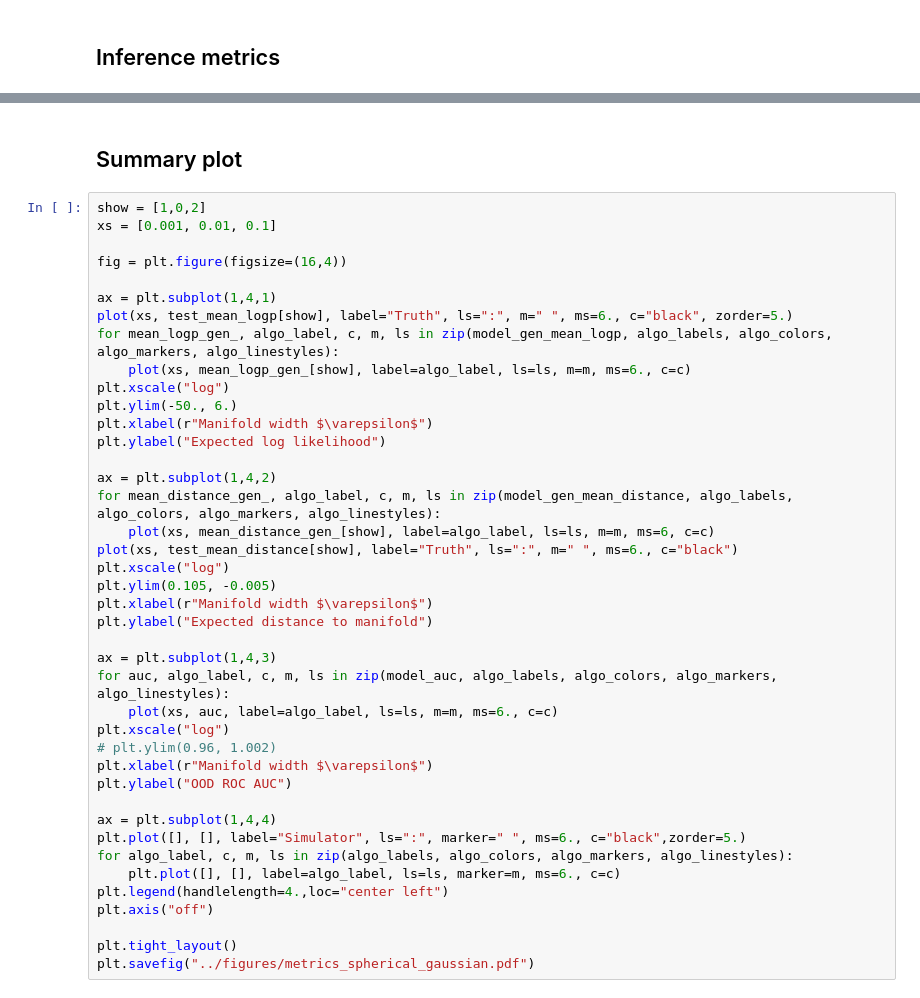
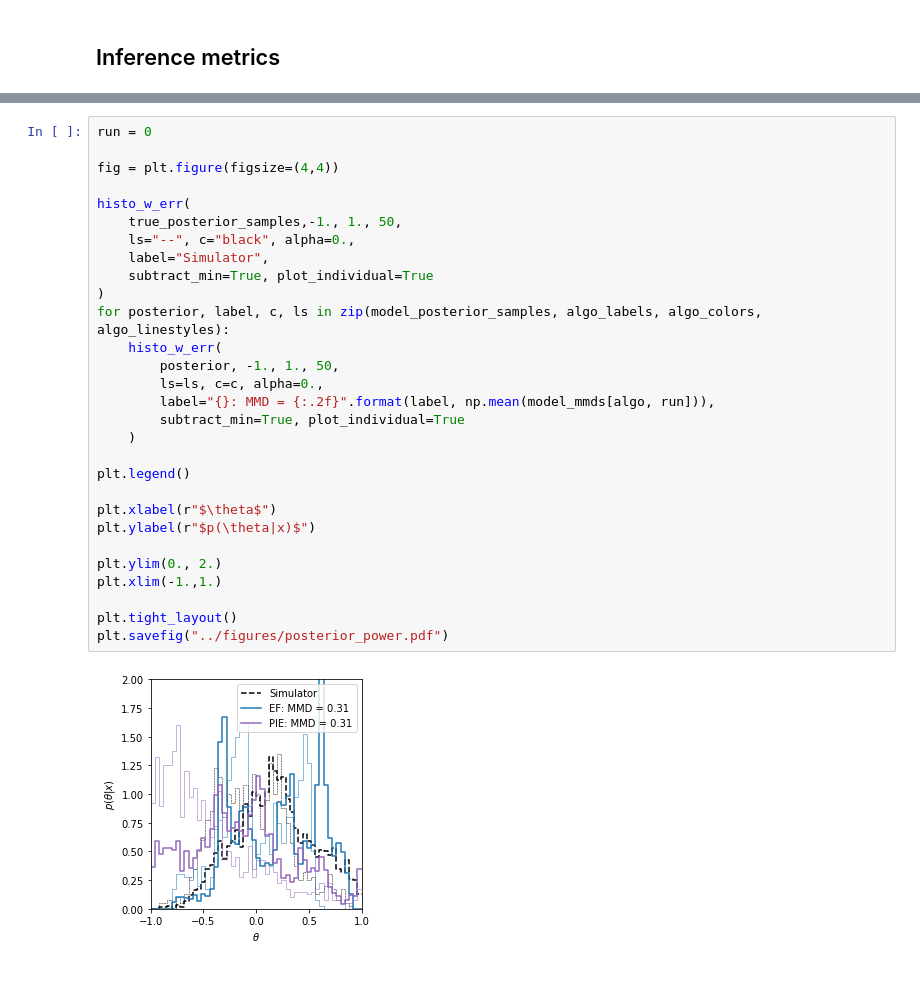
Before and after one commit to johannbrehmer/manifold-flow, a Jupyter notebook: experiments/notebooks/plot_power_results.ipynb, the cells around one changed output, grey strips where cells are left out. Drawn from its saved outputs; the diff is of its cells as text.

```diff
--- a/experiments/notebooks/plot_power_results.ipynb
+++ b/experiments/notebooks/plot_power_results.ipynb
@@ -530,43 +535,31 @@ plt.savefig("../figures/test_observed_likelihood_maps_power.pdf")
-# %% [markdown]
-## Summary plot
-# %%
-show = [1,0,2]
-xs = [0.001, 0.01, 0.1]
-
-fig = plt.figure(figsize=(16,4))
-
-ax = plt.subplot(1,4,1)
-plot(xs, test_mean_logp[show], label="Truth", ls=":", m=" ", ms=6., c="black", zorder=5.)
-for mean_logp_gen_, algo_label, c, m, ls in zip(model_gen_mean_logp, algo_labels, algo_colors, algo_markers, algo_linestyles):
-    plot(xs, mean_logp_gen_[show], label=algo_label, ls=ls, m=m, ms=6., c=c)
-plt.xscale("log")
-plt.ylim(-50., 6.)
-plt.xlabel(r"Manifold width $\varepsilon$")
-plt.ylabel("Expected log likelihood")
-
-ax = plt.subplot(1,4,2)
-for mean_distance_gen_, algo_label, c, m, ls in zip(model_gen_mean_distance, algo_labels, algo_colors, algo_markers, algo_linestyles):
-    plot(xs, mean_distance_gen_[show], label=algo_label, ls=ls, m=m, ms=6, c=c)
-plot(xs, test_mean_distance[show], label="Truth", ls=":", m=" ", ms=6., c="black")
-plt.xscale("log")
-plt.ylim(0.105, -0.005)
-plt.xlabel(r"Manifold width $\varepsilon$")
-plt.ylabel("Expected distance to manifold")
-
-ax = plt.subplot(1,4,3)
-for auc, algo_label, c, m, ls in zip(model_auc, algo_labels, algo_colors, algo_markers, algo_linestyles):
-    plot(xs, auc, label=algo_label, ls=ls, m=m, ms=6., c=c)
-plt.xscale("log")
-# plt.ylim(0.96, 1.002)
-plt.xlabel(r"Manifold width $\varepsilon$")
-plt.ylabel("OOD ROC AUC")
-
-ax = plt.subplot(1,4,4)
-plt.plot([], [], label="Simulator", ls=":", marker=" ", ms=6., c="black",zorder=5.)
-for algo_label, c, m, ls in zip(algo_labels, algo_colors, algo_markers, algo_linestyles):
-    plt.plot([], [], label=algo_label, ls=ls, marker=m, ms=6., c=c)
-plt.legend(handlelength=4.,loc="center left")
-plt.axis("off")
-
-plt.tight_layout()
-plt.savefig("../figures/metrics_spherical_gaussian.pdf")
+# %%
+run = 0
+
+fig = plt.figure(figsize=(4,4))
+
+histo_w_err(
+    true_posterior_samples,-1., 1., 50,
+    ls="--", c="black", alpha=0.,
+    label="Simulator",
+    subtract_min=True, plot_individual=True
+)
+for posterior, label, c, ls in zip(model_posterior_samples, algo_labels, algo_colors, algo_linestyles):
+    histo_w_err(
+        posterior, -1., 1., 50,
+        ls=ls, c=c, alpha=0.,
+        label="{}: MMD = {:.2f}".format(label, np.mean(model_mmds[algo, run])),
+        subtract_min=True, plot_individual=True
+    )
+
+plt.legend()
+
+plt.xlabel(r"$\theta$")
+plt.ylabel(r"$p(\theta|x)$")
+
+plt.ylim(0., 2.)
+plt.xlim(-1.,1.)
+
+plt.tight_layout()
+plt.savefig("../figures/posterior_power.pdf")
+# %% [output]
+[figure, added]
```
Also changed, not shown: parts of 16 cells of this notebook, 14 other files.
